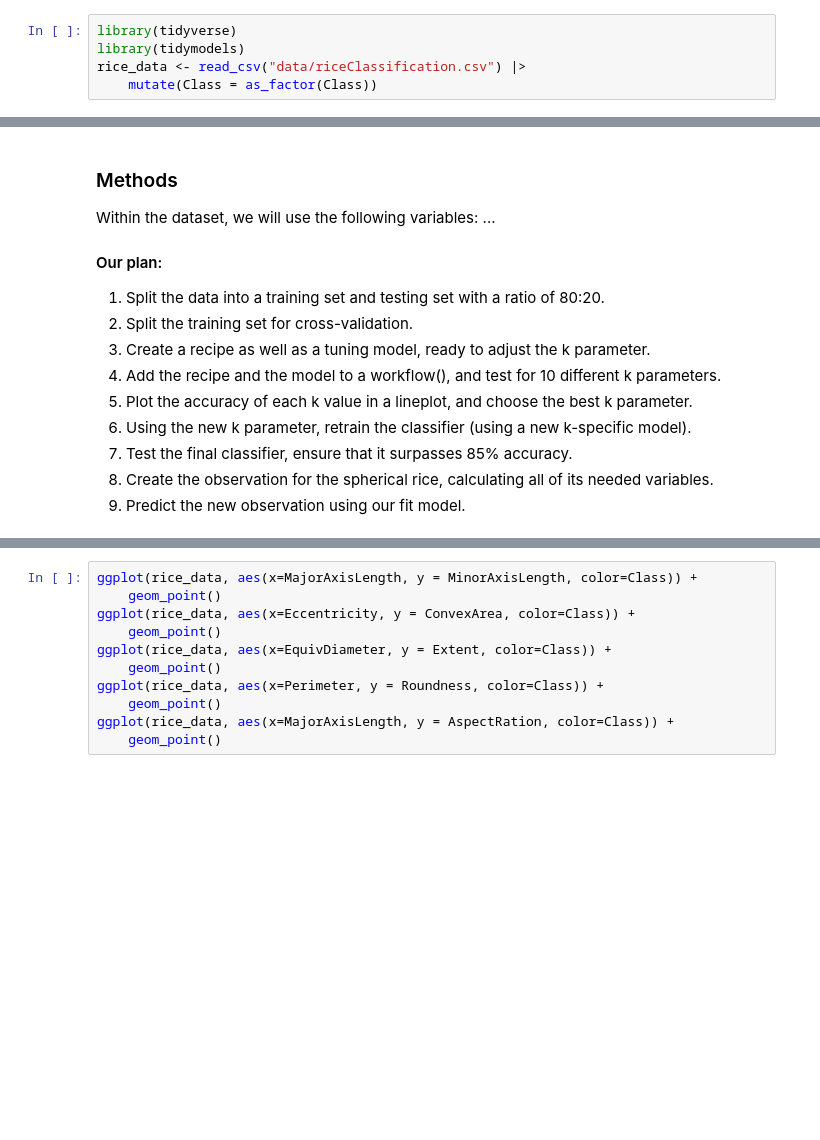
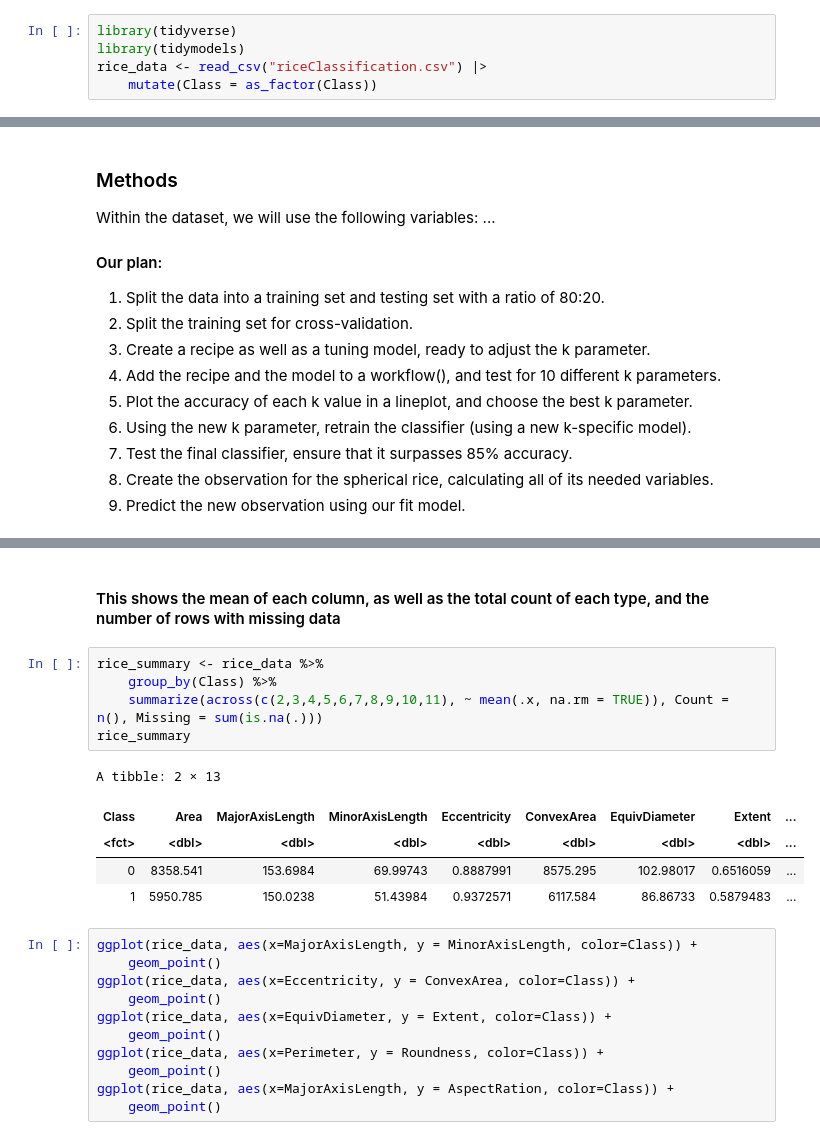
Before and after one commit to sean-prk/group-124-proposal, a Jupyter notebook: group-124-proposal.ipynb, the cells around one changed output, grey strips where cells are left out. Cells and saved outputs as stored; diff of their text form; blank space fills up the shorter version.

Commit message:
Added first part of Prelim Data Analysis

```diff
--- a/group-124-proposal.ipynb
+++ b/group-124-proposal.ipynb
@@ -7,7 +7,7 @@ Sean Park (66350992),
 # %%
 library(tidyverse)
 library(tidymodels)
-rice_data <- read_csv("data/riceClassification.csv") |>
+rice_data <- read_csv("riceClassification.csv") |>
     mutate(Class = as_factor(Class))
 # %% [output]
 Rows: 18185 Columns: 12
@@ -43,3 +52,16 @@ Within the dataset, we will use the following variables:
+# %% [markdown]
+#### This shows the mean of each column, as well as the total count of each type, and the number of rows with missing data
+# %%
+rice_summary <- rice_data %>%
+    group_by(Class) %>%
+    summarize(across(c(2,3,4,5,6,7,8,9,10,11), ~ mean(.x, na.rm = TRUE)), Count = n(), Missing = sum(is.na(.)))
+rice_summary
+# %% [output]
+A tibble: 2 × 13
+| Class | Area | MajorAxisLength | MinorAxisLength | Eccentricity | ConvexArea | EquivDiameter | Extent | ... |
+| <fct> | <dbl> | <dbl> | <dbl> | <dbl> | <dbl> | <dbl> | <dbl> | ... |
+| 0 | 8358.541 | 153.6984 | 69.99743 | 0.8887991 | 8575.295 | 102.98017 | 0.6516059 | ... |
+| 1 | 5950.785 | 150.0238 | 51.43984 | 0.9372571 | 6117.584 | 86.86733 | 0.5879483 | ... |
 # %%
 ggplot(rice_data, aes(x=MajorAxisLength, y = MinorAxisLength, color=Class)) +
     geom_point()
```
Also changed, not shown: parts of 2 cells of this notebook.
